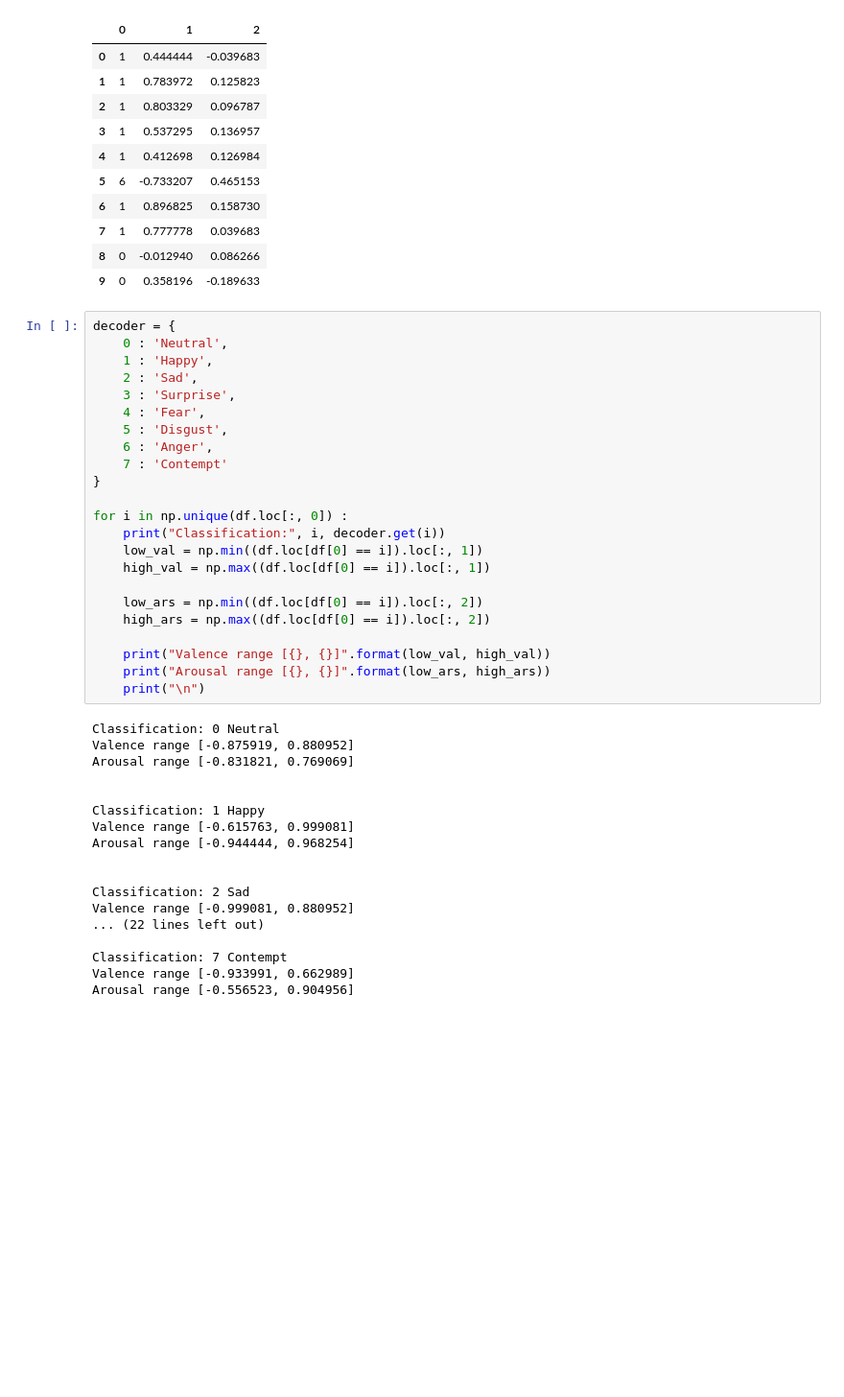
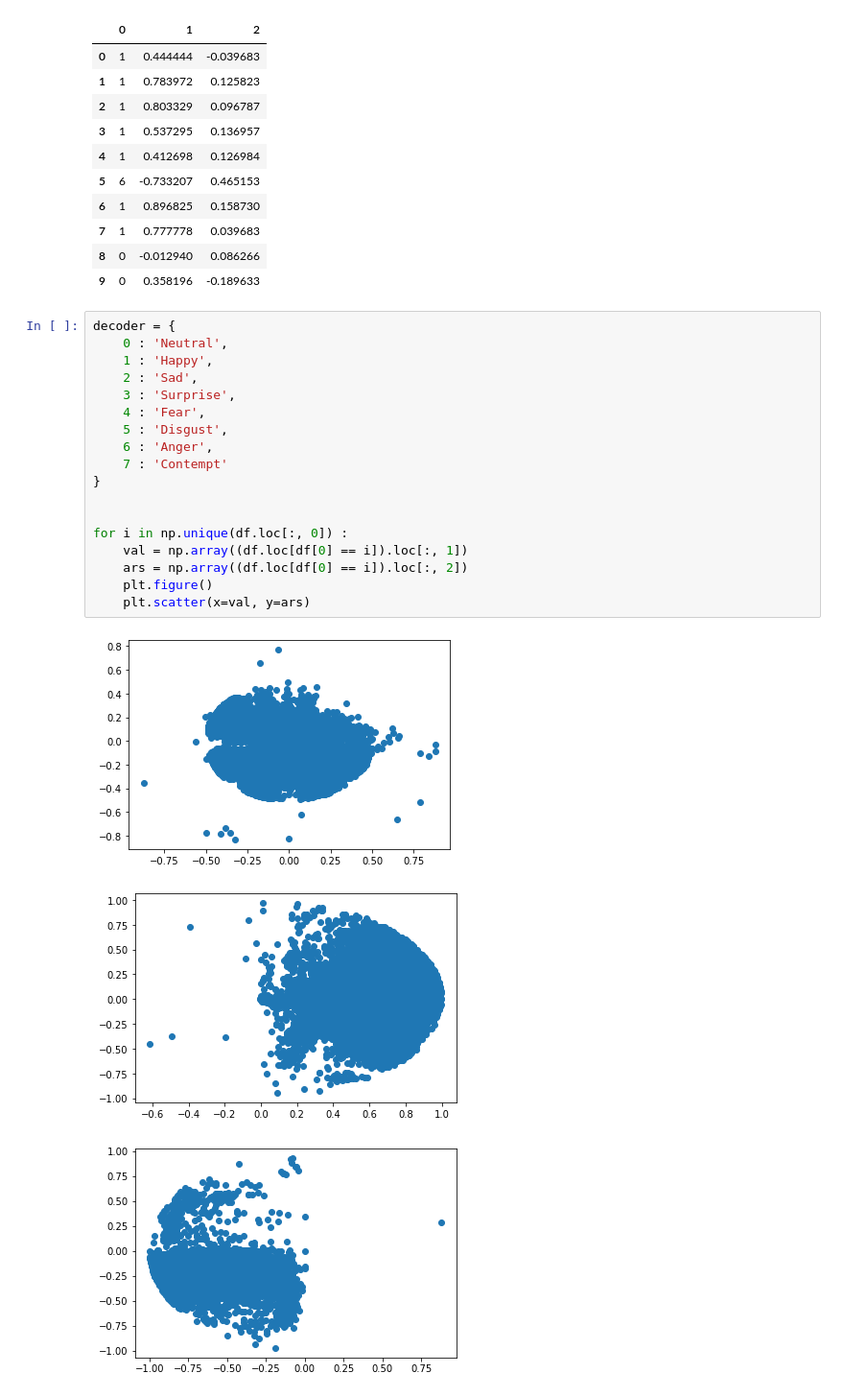
Before and after one commit to hieumtran/EAAI23, a Jupyter notebook: AlexNet_pytorch/classification_ranges.ipynb, the cells around one changed output. Shown at 96% size. Cells and saved outputs as stored; diff of their text form; blank space fills up the shorter version.

```diff
--- a/AlexNet_pytorch/classification_ranges.ipynb
+++ b/AlexNet_pytorch/classification_ranges.ipynb
@@ -54,41 +87,22 @@ df.head(10)
 # %%
 decoder = {
     0 : 'Neutral',
     1 : 'Happy',
     2 : 'Sad',
     3 : 'Surprise',
     4 : 'Fear',
     5 : 'Disgust',
     6 : 'Anger',
     7 : 'Contempt'
 }
 
+
 for i in np.unique(df.loc[:, 0]) :
-    print("Classification:", i, decoder.get(i))
-    low_val = np.min((df.loc[df[0] == i]).loc[:, 1])
-    high_val = np.max((df.loc[df[0] == i]).loc[:, 1])
-
-    low_ars = np.min((df.loc[df[0] == i]).loc[:, 2])
-    high_ars = np.max((df.loc[df[0] == i]).loc[:, 2])
-
-    print("Valence range [{}, {}]".format(low_val, high_val))
-    print("Arousal range [{}, {}]".format(low_ars, high_ars))
-    print("\n")
+    val = np.array((df.loc[df[0] == i]).loc[:, 1])
+    ars = np.array((df.loc[df[0] == i]).loc[:, 2])
+    plt.figure()
+    plt.scatter(x=val, y=ars)
 # %% [output]
-Classification: 0 Neutral
-Valence range [-0.875919, 0.880952]
-Arousal range [-0.831821, 0.769069]
-
-
-Classification: 1 Happy
-Valence range [-0.615763, 0.999081]
-Arousal range [-0.944444, 0.968254]
-
-
-Classification: 2 Sad
-Valence range [-0.999081, 0.880952]
-... (22 lines left out)
-
-Classification: 7 Contempt
-Valence range [-0.933991, 0.662989]
-Arousal range [-0.556523, 0.904956]
+[figure, added]
+[figure, added]
+[figure, added]
```
Also changed, not shown: parts of 6 cells of this notebook, 2 other files.
